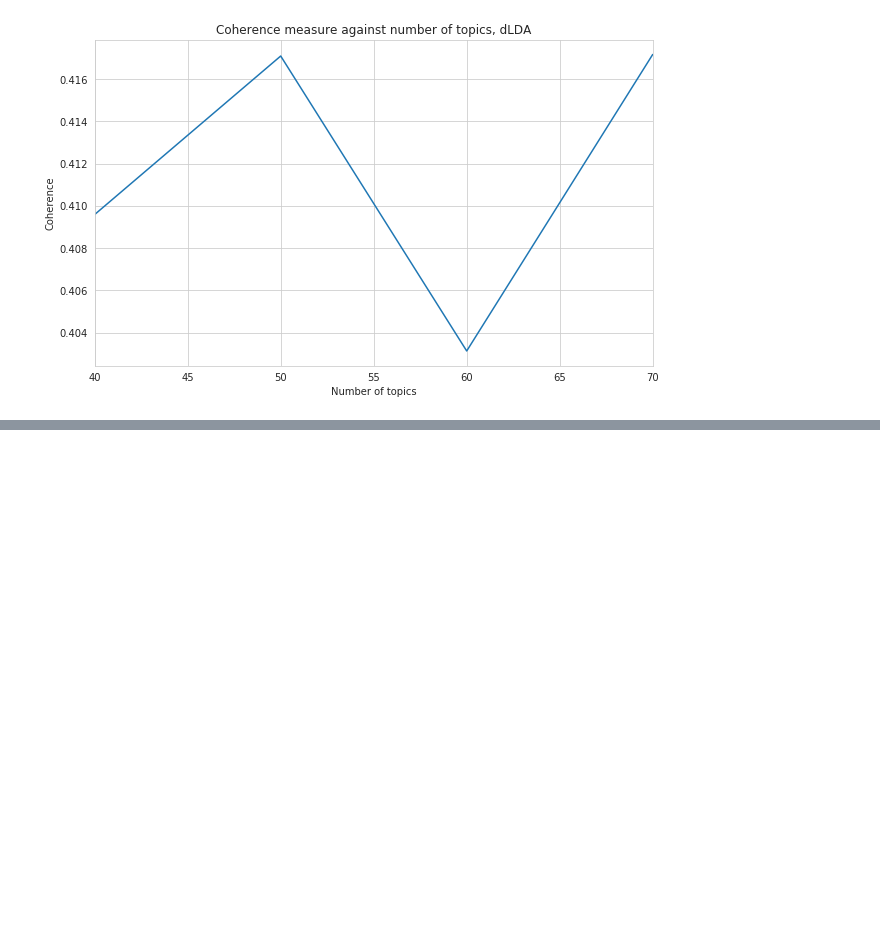
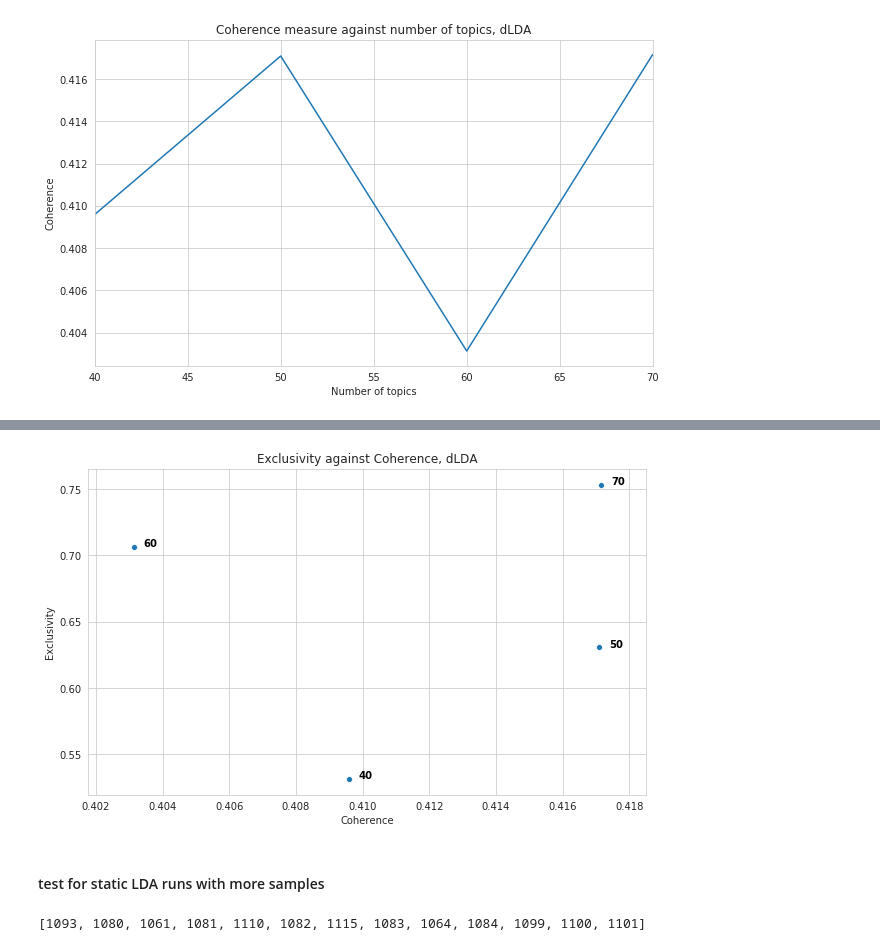
Before and after one commit to mcc-apsis/coal-discourse, a Jupyter notebook: coherence_optimal_topic_number.ipynb, the cells around one changed output, grey strips where cells are left out. Cells and saved outputs as stored; diff of their text form; code cells hidden in the pictures; blank space fills up the shorter version.

```diff
--- a/coherence_optimal_topic_number.ipynb
+++ b/coherence_optimal_topic_number.ipynb
@@ -312,0 +336,4 @@ plt.show()
+# %%
+plot_data = {'topic': Ks, 'coherence':coherences, 'exclusivity':exclusivity}
+df_plot = pd.DataFrame(data=plot_data)
+df_plot
@@ -312,0 +346,14 @@ plt.show()
+# %%
+fig, ax = plt.subplots(figsize=(10,6))
+p = sns.scatterplot(x='coherence', y='exclusivity', data=df_plot, ax = ax)
+
+for line in range(0,df_plot.shape[0]):
+     p.text(df_plot.coherence[line]+0.0003, df_plot.exclusivity[line], df_plot.topic[line], horizontalalignment='left', size='medium', color='black', weight='semibold')
+
+
+ax.set(xlabel="Coherence",ylabel="Exclusivity", title="Exclusivity against Coherence, dLDA")
+plt.show()
+# %% [output]
+[figure, added]
+# %% [markdown]
+#### test for static LDA runs with more samples
@@ -312,0 +369,4 @@ plt.show()
+# %%
+print(run_ids_ld)
+# %% [output]
+[1093, 1080, 1061, 1081, 1110, 1082, 1115, 1083, 1064, 1084, 1099, 1100, 1101]
```
Also changed, not shown: parts of 48 cells of this notebook.
